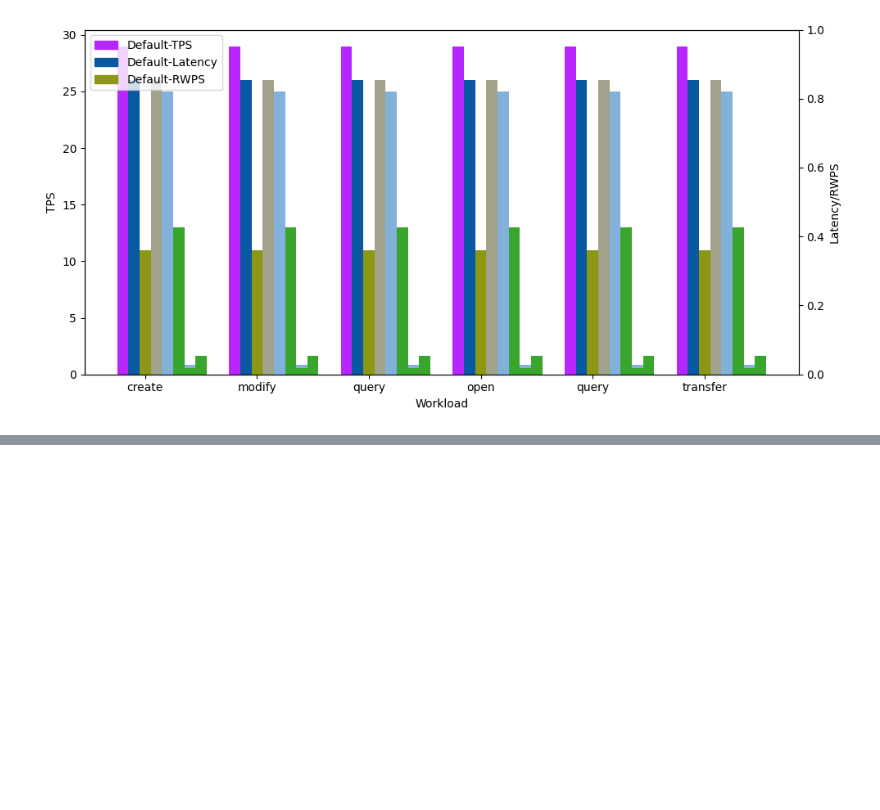
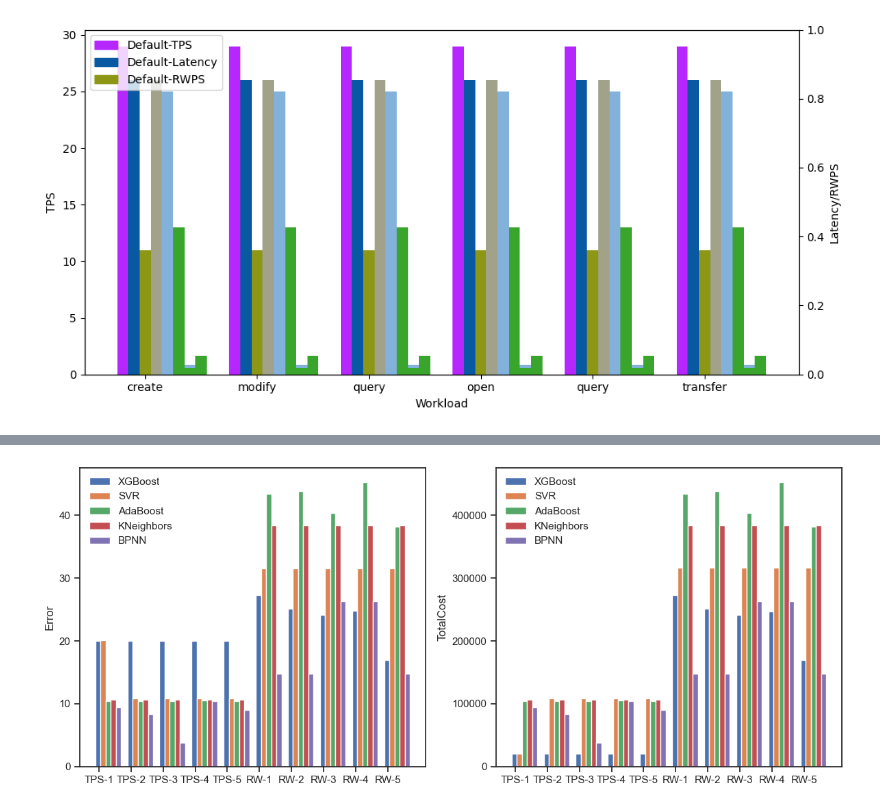
Before and after one commit to regancz/Auto-Tuning-HLF, a Jupyter notebook: Model/data_visualization.ipynb, the cells around one changed output, grey strips where cells are left out. Cells and saved outputs as stored; diff of their text form; code cells hidden in the pictures; blank space fills up the shorter version.

```diff
--- a/Model/data_visualization.ipynb
+++ b/Model/data_visualization.ipynb
@@ -442,0 +578,80 @@ plt.show()
+# %%
+import matplotlib.pyplot as plt
+import numpy as np
+import seaborn as sns
+# First set of data (Error values)
+list1 = np.array([20.06, 20.06, 20.06, 20.06, 20.06, 27.34, 25.14, 24.10, 24.76, 16.94])
+list2 = np.array([20.16, 10.89, 10.89, 10.89, 10.89, 31.61, 31.61, 31.61, 31.61, 31.61])
+list3 = np.array([10.41, 10.44, 10.40, 10.55, 10.41, 43.43, 43.82, 40.33, 45.30, 38.25])
+list4 = np.array([10.67, 10.67, 10.67, 10.67, 10.67, 38.42, 38.42, 38.42, 38.42, 38.42])
+list5 = np.array([9.48, 8.38, 3.78, 10.46, 9.02, 14.84, 14.84, 26.35, 26.35, 14.84])
+
+# Second set of data (TotalCost values)
+list1_tc = np.array([20300.0, 20300.0, 20300.0, 20300.0, 20300.0, 273494.0, 251494.0, 241494.0, 247494.0, 169494.0])
+list2_tc = np.array([20500.0, 108900.0, 108900.0, 108900.0, 108900.0, 316161.0, 316161.0, 316161.0, 316161.0, 316161.0])
+list3_tc = np.array([104100.0, 104400.0, 104000.0, 105500.0, 104100.0, 434343.0, 438200.0, 403300.0, 453000.0, 382500.0])
+list4_tc = np.array([106700.0, 106700.0, 106700.0, 106700.0, 106700.0, 384200.0, 384200.0, 384200.0, 384200.0, 384200.0])
+list5_tc = np.array([94800.0, 83800.0, 37800.0, 104600.0, 90200.0, 148400.0, 148400.0, 263500.0, 263500.0, 148400.0])
+
+# Calculate means
+mean_list1 = list1.mean()
+mean_list2 = list2.mean()
+mean_list3 = list3.mean()
+mean_list4 = list4.mean()
+mean_list5 = list5.mean()
+
+mean_list1_tc = list1_tc.mean()
+mean_list2_tc = list2_tc.mean()
+mean_list3_tc = list3_tc.mean()
+mean_list4_tc = list4_tc.mean()
+mean_list5_tc = list5_tc.mean()
+
+length = len(list1)
+x = np.arange(length)
+listCol = ['TPS-1', 'TPS-2', 'TPS-3', 'TPS-4', 'TPS-5', 'RW-1', 'RW-2', 'RW-3', 'RW-4', 'RW-5']
+
+# Create a figure with two subplots
+sns.set(style='ticks')
+fig, (ax1, ax2) = plt.subplots(1, 2, figsize=(12, 5))
+
+# Plot the first subplot (Error values)
+total_width, n = 0.8, 5
+width = total_width / n
+x1 = x - width / n
+x2 = x1 + width
+x3 = x2 + width
+x4 = x3 + width
+x5 = x4 + width
+ax1.set_ylabel('Error')
+ax1.bar(x1, list1, width, label='XGBoost')
+ax1.bar(x2, list2, width, label='SVR')
+ax1.bar(x3, list3, width, label='AdaBoost')
+ax1.bar(x4, list4, width, label='KNeighbors')
+ax1.bar(x5, list5, width, label='BPNN')
+ax1.set_xticks(x)
+ax1.set_xticklabels(listCol)
+ax1.legend(ncol=1)
+
+# Plot the second subplot (TotalCost values)
+total_width, n = 0.8, 5
+width = total_width / n
+x1 = x - width / n
+x2 = x1 + width
+x3 = x2 + width
+x4 = x3 + width
+x5 = x4 + width
+ax2.set_ylabel('TotalCost')
+ax2.bar(x1, list1_tc, width, label='XGBoost')
+ax2.bar(x2, list2_tc, width, label='SVR')
+ax2.bar(x3, list3_tc, width, label='AdaBoost')
+ax2.bar(x4, list4_tc, width, label='KNeighbors')
+ax2.bar(x5, list5_tc, width, label='BPNN')
+ax2.set_xticks(x)
+ax2.set_xticklabels(listCol)
+ax2.legend(ncol=1)
+
+# Adjust layout and show the plot
+plt.tight_layout()
+plt.show()
+# %% [output]
+[figure, added]
```
Also changed, not shown: parts of 4 cells of this notebook, 51 other files.
